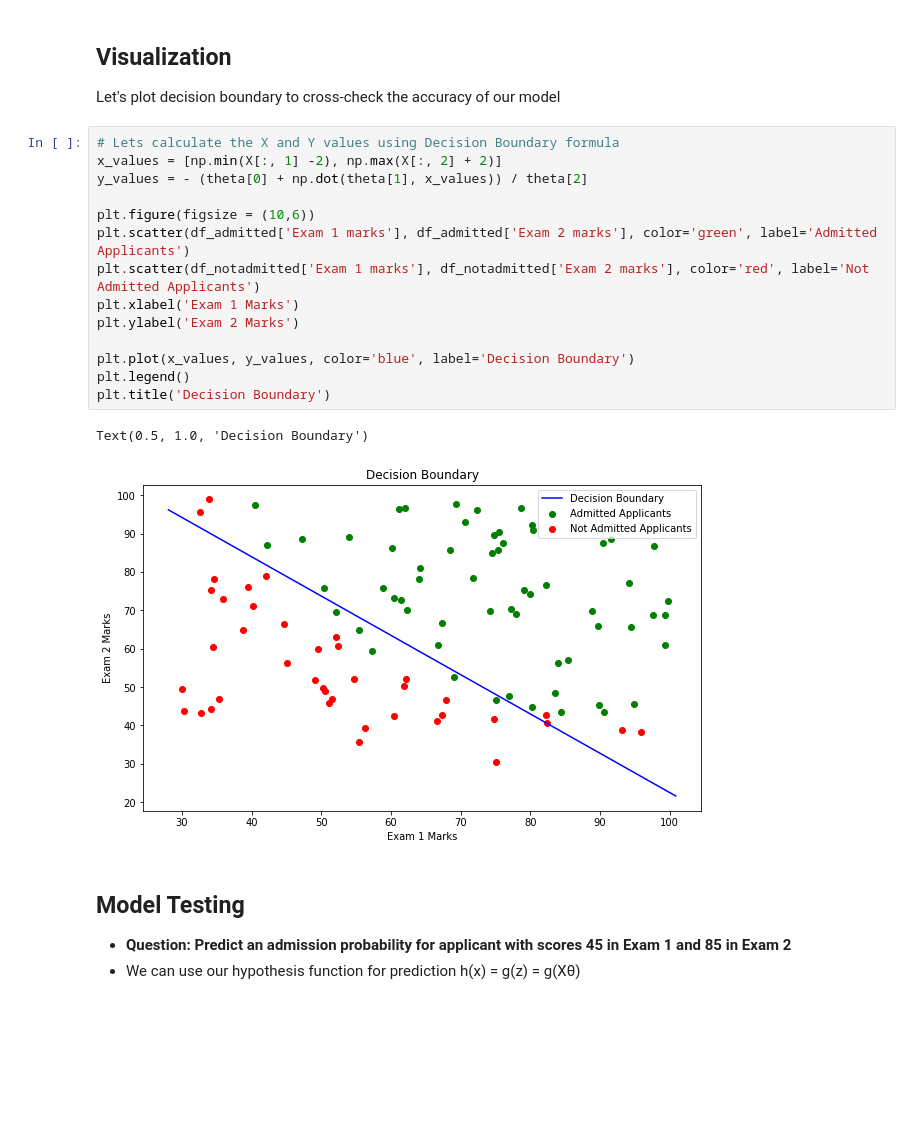
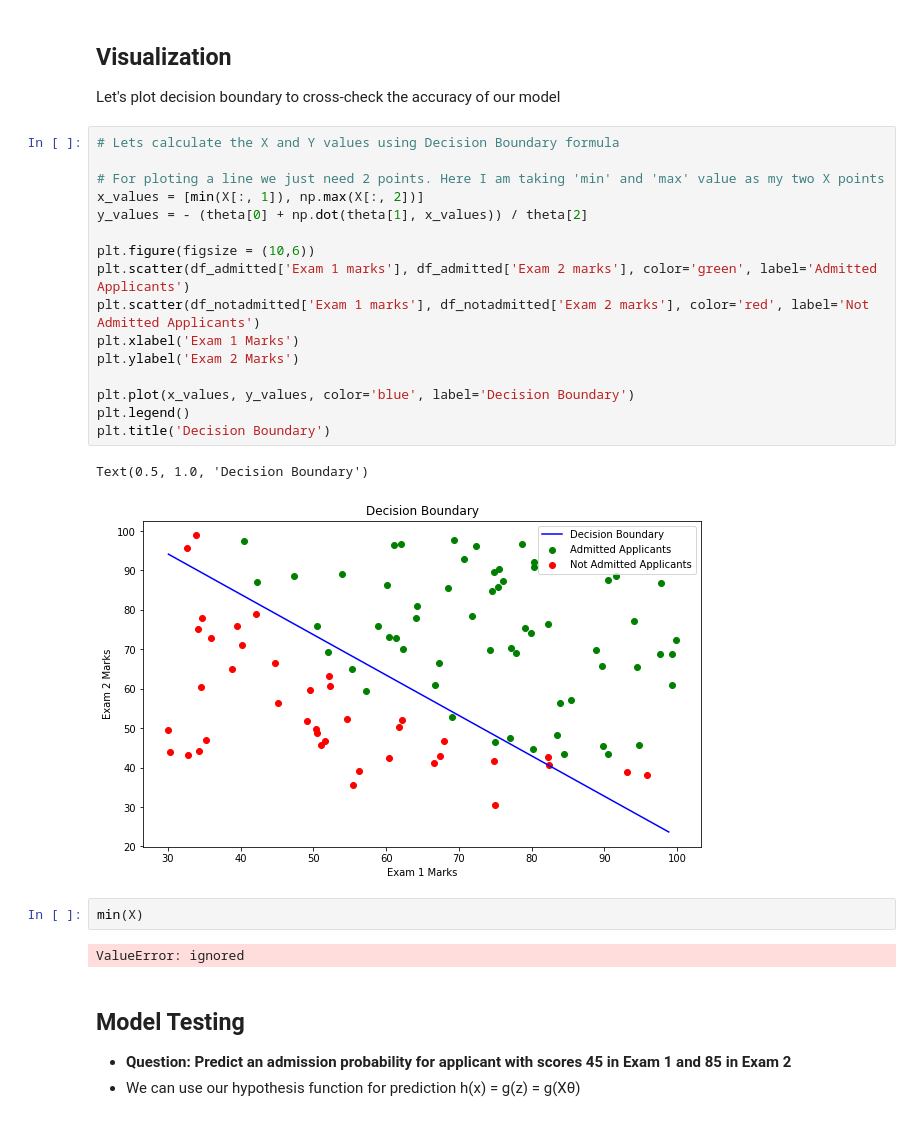
Before and after one commit to Chipzstar/Machine_Learning_Tutorials, a Jupyter notebook: 05_Logistic_Regression/Logistic_Regression_From_Scratch_With_Python.ipynb, the cells around one changed output. Cells and saved outputs as stored; diff of their text form; blank space fills up the shorter version.

```diff
--- a/05_Logistic_Regression/Logistic_Regression_From_Scratch_With_Python.ipynb
+++ b/05_Logistic_Regression/Logistic_Regression_From_Scratch_With_Python.ipynb
@@ -335,21 +335,27 @@ theta: [-25.16131865   0.20623159   0.20147149]
 Let's plot decision boundary to cross-check the accuracy of our model
 # %%
 # Lets calculate the X and Y values using Decision Boundary formula
-x_values = [np.min(X[:, 1] -2), np.max(X[:, 2] + 2)]
+
+# For ploting a line we just need 2 points. Here I am taking 'min' and 'max' value as my two X points
+x_values = [min(X[:, 1]), np.max(X[:, 2])]
 y_values = - (theta[0] + np.dot(theta[1], x_values)) / theta[2]
 
 plt.figure(figsize = (10,6))
 plt.scatter(df_admitted['Exam 1 marks'], df_admitted['Exam 2 marks'], color='green', label='Admitted Applicants')
 plt.scatter(df_notadmitted['Exam 1 marks'], df_notadmitted['Exam 2 marks'], color='red', label='Not Admitted Applicants')
 plt.xlabel('Exam 1 Marks')
 plt.ylabel('Exam 2 Marks')
 
 plt.plot(x_values, y_values, color='blue', label='Decision Boundary')
 plt.legend()
 plt.title('Decision Boundary')
 # %% [output]
 Text(0.5, 1.0, 'Decision Boundary')
-[figure, old version]
+[figure, new version]
+# %%
+min(X)
+# %% [output]
+ValueError: ignored
 # %% [markdown]
 ## Model Testing
 * **Question: Predict an admission probability for applicant with scores 45 in Exam 1 and 85 in Exam 2**
```
